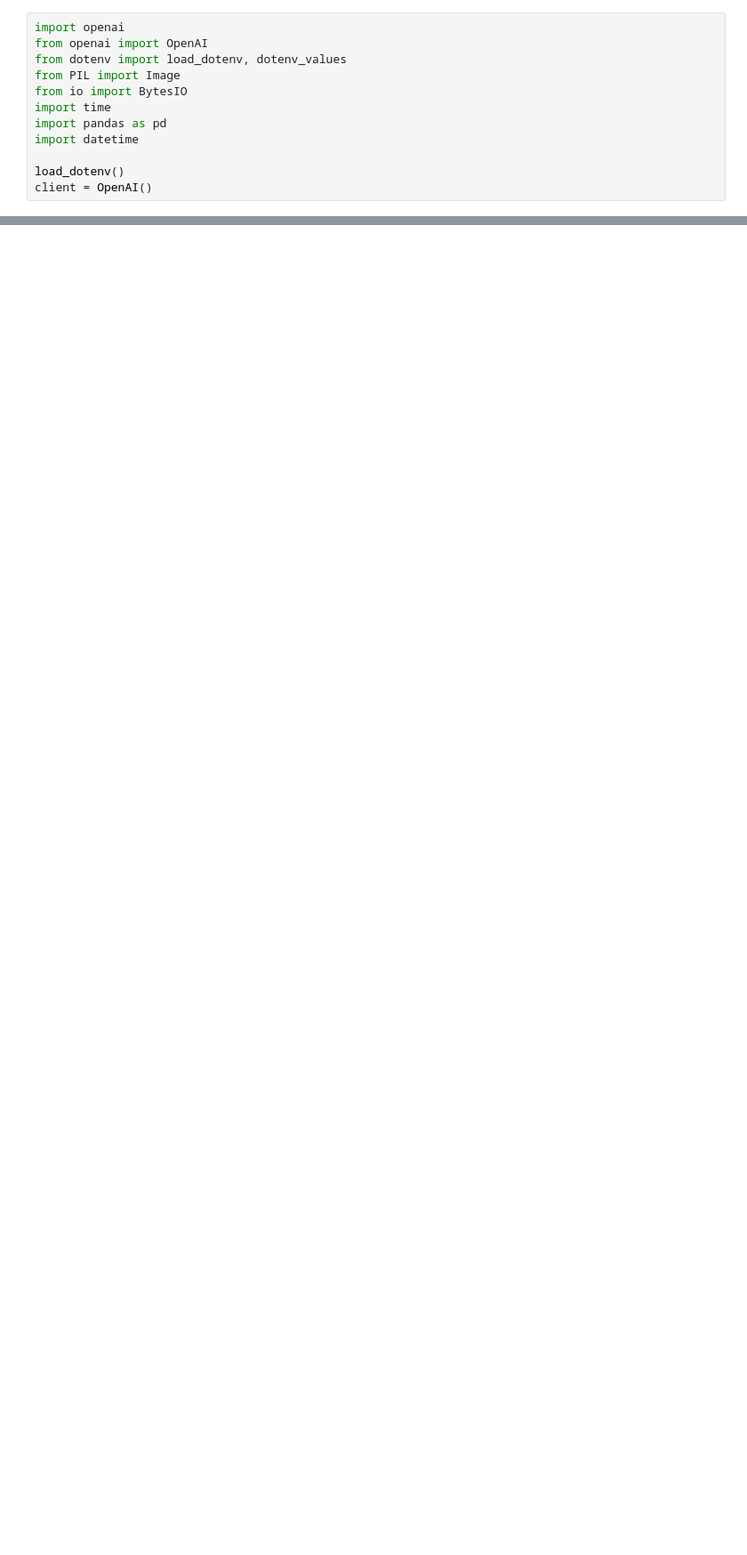
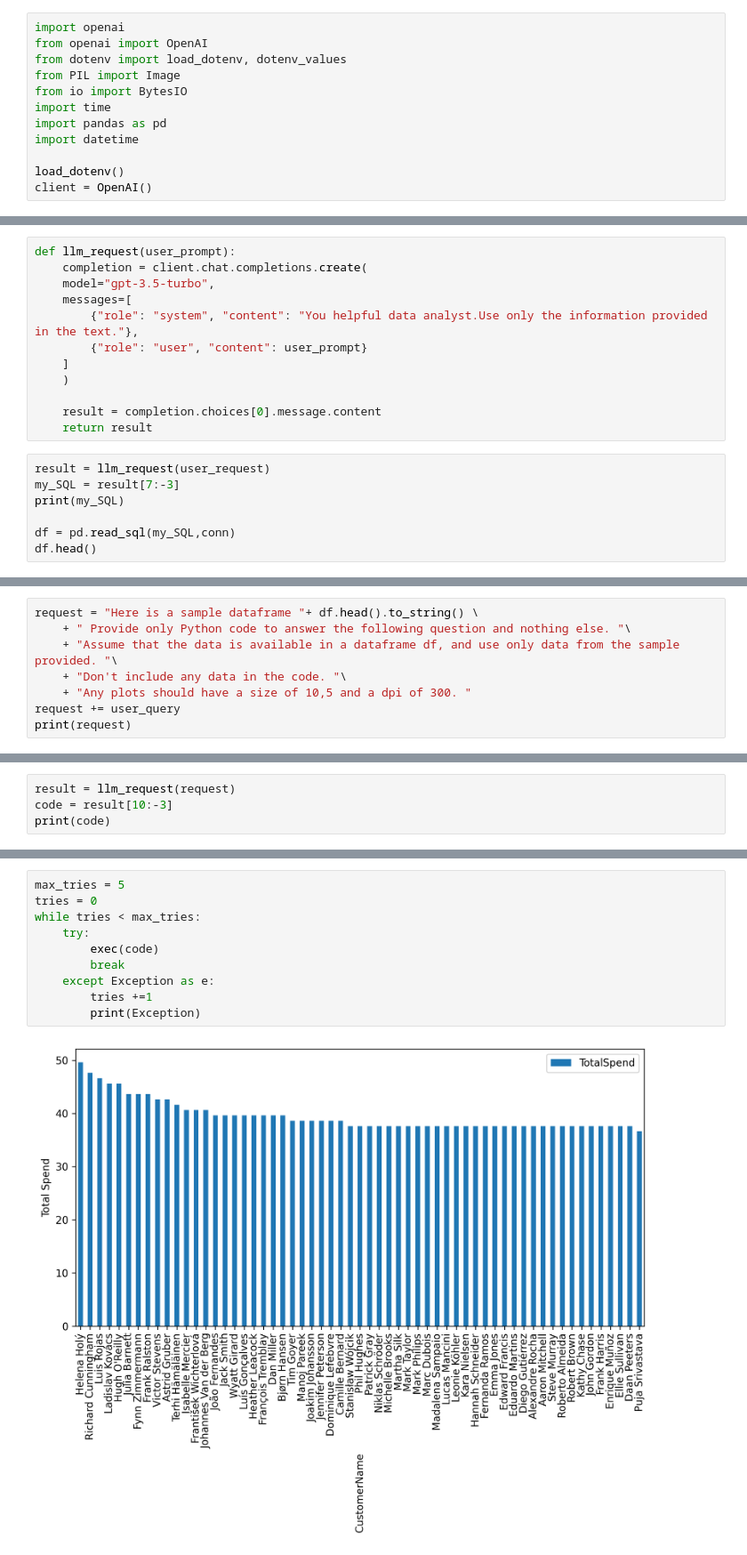
Before and after one commit to lokeshsubramany/DataChat, a Jupyter notebook: SQL_with_LLM/SQL_with_LLM.ipynb, the cells around one changed output, grey strips where cells are left out. Shown at 89% size. Saved outputs shown, nothing was run; the diff lists cells and outputs as text; blank space fills up the shorter version.

Commit message:
Created new folder for streamlit app for sql and plot. Added code to create SQL and generate plot with llm in notebook

```diff
--- a/SQL_with_LLM/SQL_with_LLM.ipynb
+++ b/SQL_with_LLM/SQL_with_LLM.ipynb
@@ -63,0 +83,19 @@ user_request = schema_template+user_query
+# %%
+def llm_request(user_prompt):
+    completion = client.chat.completions.create(
+    model="gpt-3.5-turbo",
+    messages=[
+        {"role": "system", "content": "You helpful data analyst.Use only the information provided in the text."},
+        {"role": "user", "content": user_prompt}
+    ]
+    )
+
+    result = completion.choices[0].message.content
+    return result
+# %%
+result = llm_request(user_request)
+my_SQL = result[7:-3]
+print(my_SQL)
+
+df = pd.read_sql(my_SQL,conn)
+df.head()
@@ -63,0 +114,8 @@ user_request = schema_template+user_query
+# %%
+request = "Here is a sample dataframe "+ df.head().to_string() \
+    + " Provide only Python code to answer the following question and nothing else. "\
+    + "Assume that the data is available in a dataframe df, and use only data from the sample provided. "\
+    + "Don't include any data in the code. "\
+    + "Any plots should have a size of 10,5 and a dpi of 300. "
+request += user_query
+print(request)
@@ -63,0 +129,4 @@ user_request = schema_template+user_query
+# %%
+result = llm_request(request)
+code = result[10:-3]
+print(code)
@@ -63,0 +152,12 @@ user_request = schema_template+user_query
+# %%
+max_tries = 5
+tries = 0
+while tries < max_tries:
+    try:
+        exec(code)
+        break
+    except Exception as e:
+        tries +=1
+        print(Exception)
+# %% [output]
+[figure, added]
```
Also changed, not shown: parts of 18 cells of this notebook, 5 other files.
